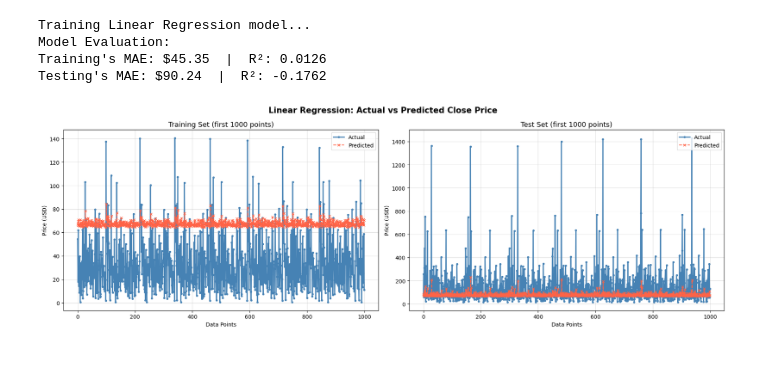
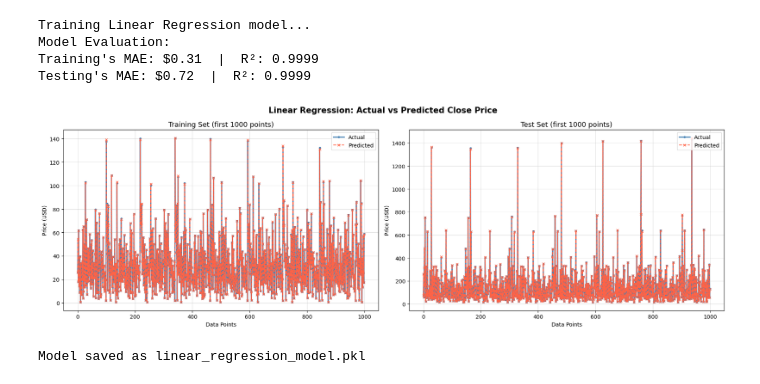
Before and after one commit to sajjad-ansareee/Stock_Price_Prediction, a Jupyter notebook: linear_regression.ipynb, the cells around one changed output. Cells and saved outputs as stored; diff of their text form; code cells hidden in the pictures.

```diff
--- a/linear_regression.ipynb
+++ b/linear_regression.ipynb
@@ -22,12 +22,13 @@ def prepare_data(df):
     target = 'Close'
 
     # using previous day's features to predict today's price
-    X = df[features].shift(1).dropna()
+    # X=df[features].shift(1)
+    X = df[features]
     y = df[target]
 
-    # Drop the first row because after shifting, row 0 will have NaN values
-    X = X.dropna()
-    y = y[X.index]  # make sure y aligns with X after dropping
+    # # Drop the first row because after shifting, row 0 will have NaN values
+    # X = X.dropna()
+    # y = y[X.index]  # make sure y aligns with X after dropping
 
     X_train, X_test, y_train, y_test = train_test_split(X, y, test_size=0.2, shuffle=False)
 
@@ -104,12 +105,17 @@ def run_ml_pipeline(file_path):
 # %%
 if __name__ == "__main__":
     trained_model = run_ml_pipeline('cleaned.csv')
+    # saving the trained model to a file
+    joblib.dump(trained_model, 'linear_regression_model.pkl')
+
+    print("Model saved as linear_regression_model.pkl")
 # %% [output]
 Training Linear Regression model...
 Model Evaluation:
-Training's MAE: $45.35  |  R²: 0.0126
-Testing's MAE: $90.24  |  R²: -0.1762
+Training's MAE: $0.31  |  R²: 0.9999
+Testing's MAE: $0.72  |  R²: 0.9999
-[figure, old version]
+[figure, new version]
+Model saved as linear_regression_model.pkl
 # %%
 # shuffle in prepare_data
 # orchestrates in pipeline
```
Also changed, not shown: parts of 1 cell of this notebook, 3 other files.
